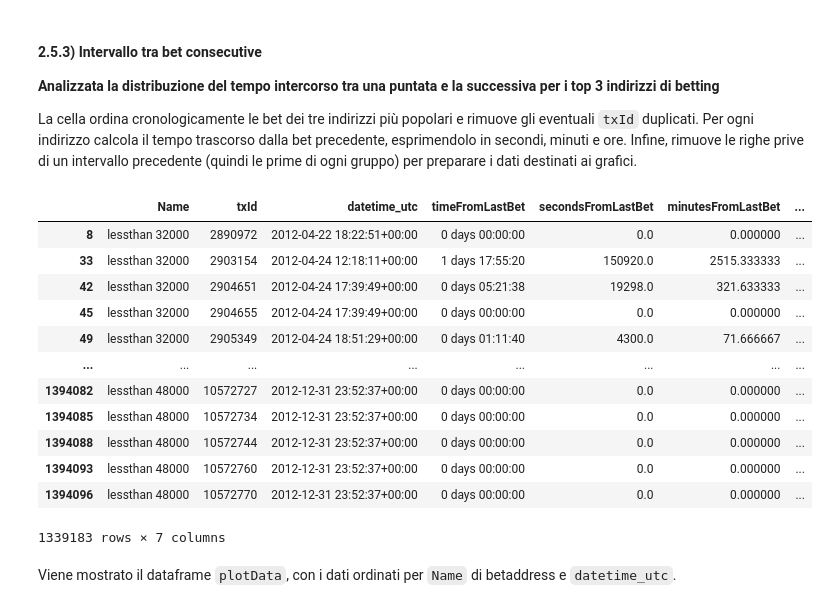
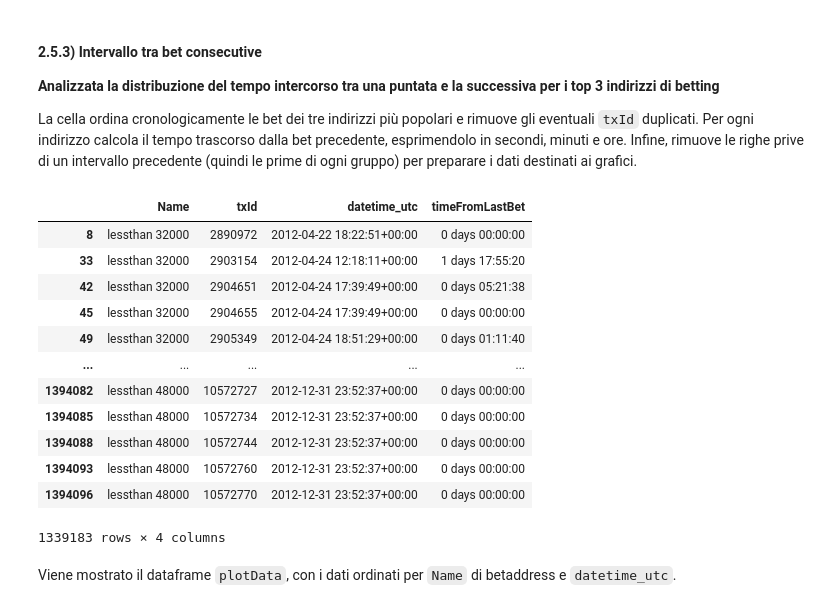
Before and after one commit to ArcticWrr/BetFlow, a Jupyter notebook: progetto_BetFlow.ipynb, the cells around one changed output. Saved outputs shown, nothing was run; the diff lists cells and outputs as text; code cells hidden in the pictures.

```diff
--- a/progetto_BetFlow.ipynb
+++ b/progetto_BetFlow.ipynb
@@ -106,9 +110,13 @@ def read_headerless_dataset(config, nrows=SAMPLE_ROWS):
         low_memory=False,
     )
 
-frames = {name: read_headerless_dataset(cfg) for name, cfg in DATASETS.items()} #.items produce coppie chiave valore
+frames = {
+    name: read_headerless_dataset(cfg)
+    for name, cfg in DATASETS.items()
+} #.items produce coppie chiave valore
 
-# Il file SatoshiDice contiene una riga di provenienza prima dell'intestazione.
+# Il file SatoshiDice contiene una riga di provenienza
+# prima dell'intestazione.
 satoshi_dice = pd.read_csv(
     SATOSHI_DICE_PATH,
     sep=r"\t|\s{2,}",  # tab nell'header, spazi multipli nelle righe
@@ -117,12 +125,16 @@ satoshi_dice = pd.read_csv(
 )
 satoshi_dice.columns = satoshi_dice.columns.str.strip()
 satoshi_dice = satoshi_dice.apply(
-    lambda column: column.str.strip() if column.dtype == "object" else column #rimuove spazi bianchi se colonna contiene testo
+    lambda column: column.str.strip()
+    if column.dtype == "object" else column #rimuove spazi bianchi se colonna contiene testo
 )
 frames["satoshi_dice"] = satoshi_dice
 
 for name, frame in frames.items():
-    print(f"{name}: {frame.shape[0]:,} righe × {frame.shape[1]} colonne")
+    print(
+    f"{name}: {frame.shape[0]:,} "
+    f"righe × {frame.shape[1]} colonne"
+    )
     display(frame.head(5))
 
 outputs = frames["outputs"].copy()
@@ -695,8 +801,14 @@ Sono state eseguite le seguenti analisi per i tre indirizzi più popolari:
 # %% [markdown]
 Nella cella seguente sono stati ricavati i top 3 indirizzi di betting più popolari e vengono recuperate le statistiche delle transizioni di bet rivolte proprio a quegli indirizzi.
 # %%
-addressPopularity = satoshiTransactions.groupby(['Name','Address'])['txId'].nunique()
-top_3_names = addressPopularity.sort_values(ascending=False).head(3)
+addressPopularity = ( satoshiTransactions.groupby(
+    ['Name','Address'])
+    ['txId'].nunique()
+)
+top_3_names = (
+    addressPopularity.sort_values(ascending=False)
+    .head(3)
+)
 
 top_3_names_df = (
     top_3_names
@@ -711,6 +823,11 @@ top_3_names_stats = pd.merge(
     on='address',
     how='inner'
 )
-timeS_top_3_names_stats = top_3_names_stats.set_index('datetime_utc').sort_index()
-display(top_3_names_stats)
+timeS_top_3_names_stats = (
+    top_3_names_stats
+    .set_index('datetime_utc')
+    .sort_index())
+display(timeS_top_3_names_stats.loc[
+    :,["Name","txId","position","fee_btc","amount_btc","numberOfBets"]
+])
 # %% [output]
@@ -914,47 +1048,50 @@ La cella ordina cronologicamente le bet dei tre indirizzi più popolari e rimuov
 # %%
 consecutiveBets = (
     top_3_names_stats[["Name","txId","datetime_utc"]]
     .drop_duplicates(subset="txId")
     .sort_values(["Name","datetime_utc"])
 )
 
 consecutiveBets["timeFromLastBet"] = (
     consecutiveBets
     .groupby("Name")["datetime_utc"]
     .diff()
 )
 
 consecutiveBets["secondsFromLastBet"] = (
     consecutiveBets["timeFromLastBet"]
     .dt.total_seconds()
 )
 consecutiveBets["minutesFromLastBet"] = (
     consecutiveBets["timeFromLastBet"]
     .dt.total_seconds()/60
 )
 consecutiveBets["hoursFromLastBet"] = (
     consecutiveBets["timeFromLastBet"]
     .dt.total_seconds()/3600
 )
 plotData = consecutiveBets.dropna(
     subset=["secondsFromLastBet"]
 ).copy()
 
-display(plotData)
+display(
+    plotData.loc[
+        :,["Name","txId","datetime_utc","timeFromLastBet"]
+    ])
 # %% [output]
-|  | Name | txId | datetime_utc | timeFromLastBet | secondsFromLastBet | minutesFromLastBet | ... |
-| 8 | lessthan 32000 | 2890972 | 2012-04-22 18:22:51+00:00 | 0 days 00:00:00 | 0.0 | 0.000000 | ... |
-| 33 | lessthan 32000 | 2903154 | 2012-04-24 12:18:11+00:00 | 1 days 17:55:20 | 150920.0 | 2515.333333 | ... |
-| 42 | lessthan 32000 | 2904651 | 2012-04-24 17:39:49+00:00 | 0 days 05:21:38 | 19298.0 | 321.633333 | ... |
-| 45 | lessthan 32000 | 2904655 | 2012-04-24 17:39:49+00:00 | 0 days 00:00:00 | 0.0 | 0.000000 | ... |
-| 49 | lessthan 32000 | 2905349 | 2012-04-24 18:51:29+00:00 | 0 days 01:11:40 | 4300.0 | 71.666667 | ... |
-| ... | ... | ... | ... | ... | ... | ... | ... |
-| 1394082 | lessthan 48000 | 10572727 | 2012-12-31 23:52:37+00:00 | 0 days 00:00:00 | 0.0 | 0.000000 | ... |
-| 1394085 | lessthan 48000 | 10572734 | 2012-12-31 23:52:37+00:00 | 0 days 00:00:00 | 0.0 | 0.000000 | ... |
-| 1394088 | lessthan 48000 | 10572744 | 2012-12-31 23:52:37+00:00 | 0 days 00:00:00 | 0.0 | 0.000000 | ... |
-| 1394093 | lessthan 48000 | 10572760 | 2012-12-31 23:52:37+00:00 | 0 days 00:00:00 | 0.0 | 0.000000 | ... |
-| 1394096 | lessthan 48000 | 10572770 | 2012-12-31 23:52:37+00:00 | 0 days 00:00:00 | 0.0 | 0.000000 | ... |
+|  | Name | txId | datetime_utc | timeFromLastBet |
+| 8 | lessthan 32000 | 2890972 | 2012-04-22 18:22:51+00:00 | 0 days 00:00:00 |
+| 33 | lessthan 32000 | 2903154 | 2012-04-24 12:18:11+00:00 | 1 days 17:55:20 |
+| 42 | lessthan 32000 | 2904651 | 2012-04-24 17:39:49+00:00 | 0 days 05:21:38 |
+| 45 | lessthan 32000 | 2904655 | 2012-04-24 17:39:49+00:00 | 0 days 00:00:00 |
+| 49 | lessthan 32000 | 2905349 | 2012-04-24 18:51:29+00:00 | 0 days 01:11:40 |
+| ... | ... | ... | ... | ... |
+| 1394082 | lessthan 48000 | 10572727 | 2012-12-31 23:52:37+00:00 | 0 days 00:00:00 |
+| 1394085 | lessthan 48000 | 10572734 | 2012-12-31 23:52:37+00:00 | 0 days 00:00:00 |
+| 1394088 | lessthan 48000 | 10572744 | 2012-12-31 23:52:37+00:00 | 0 days 00:00:00 |
+| 1394093 | lessthan 48000 | 10572760 | 2012-12-31 23:52:37+00:00 | 0 days 00:00:00 |
+| 1394096 | lessthan 48000 | 10572770 | 2012-12-31 23:52:37+00:00 | 0 days 00:00:00 |
-1339183 rows × 7 columns
+1339183 rows × 4 columns
 # %% [markdown]
  Viene mostrato il dataframe `plotData`, con i dati ordinati per `Name` di betaddress e `datetime_utc`.
 # %% [markdown]
```
Also changed, not shown: parts of 23 cells of this notebook, 4 other files.
